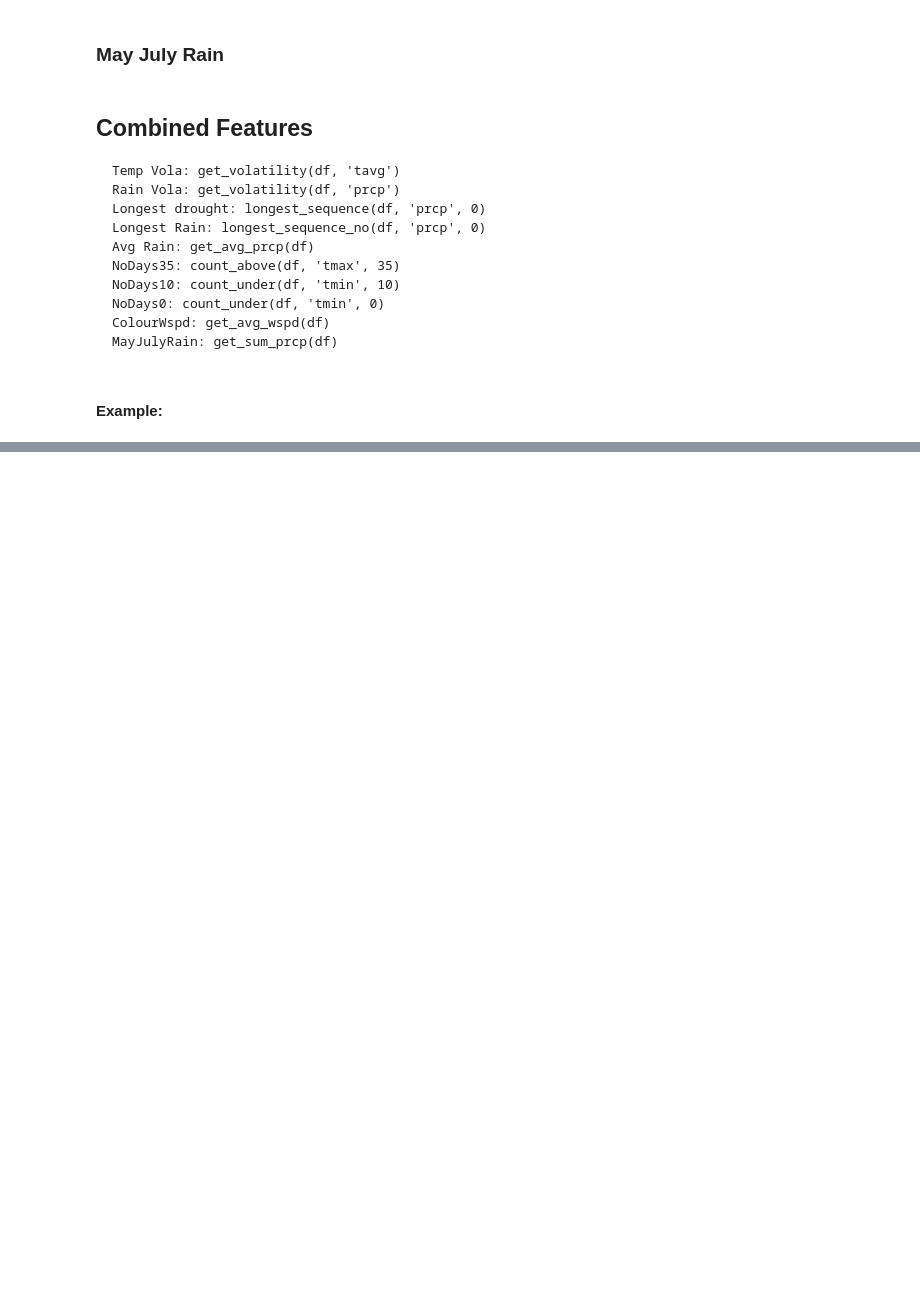
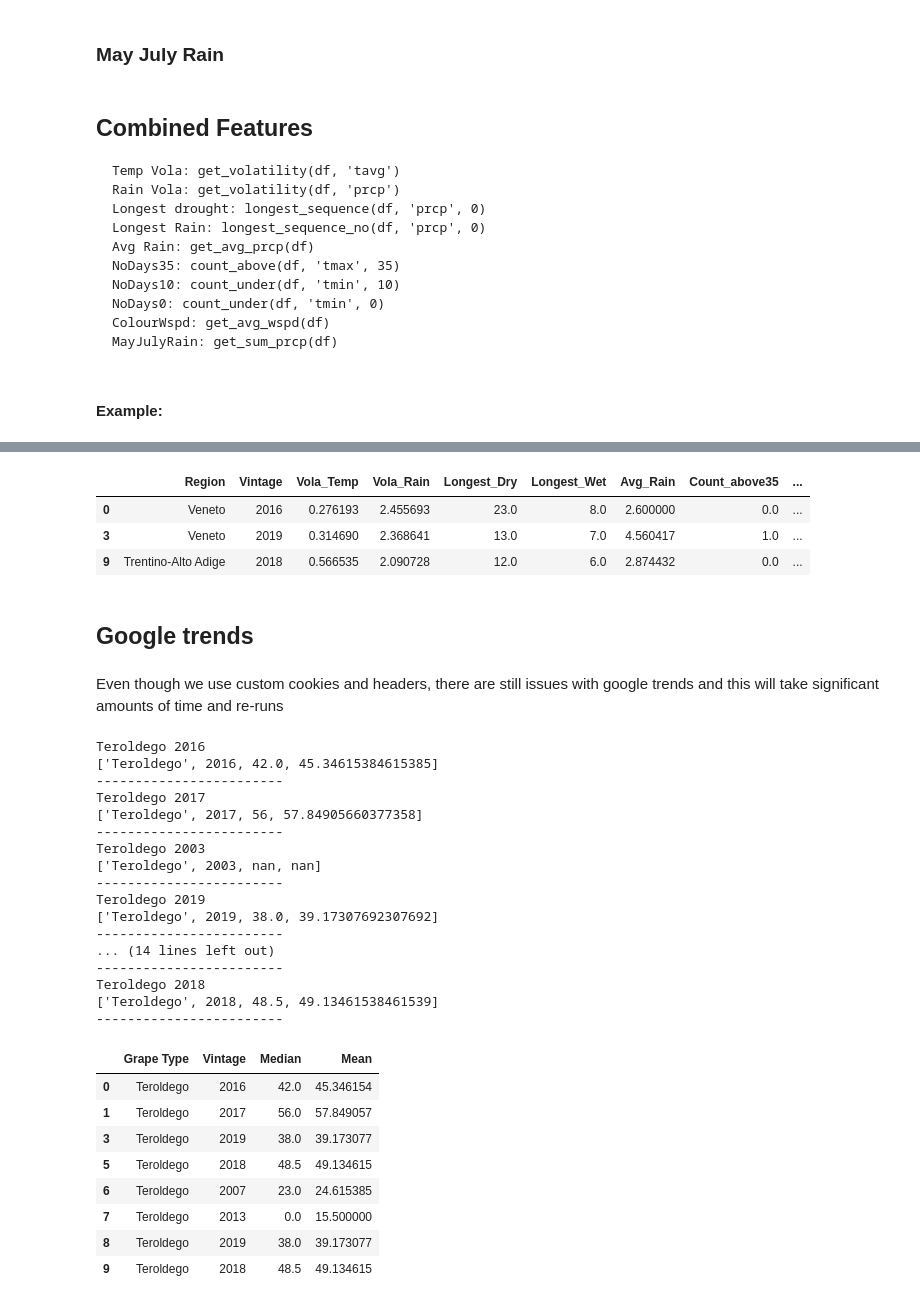
Before and after one commit to trashpanda-ai/In-Vino-Veritas, a Jupyter notebook: drafts/enrichment.ipynb, the cells around one changed output, grey strips where cells are left out. Drawn from its saved outputs; the diff is of its cells as text; code cells hidden in the pictures; blank space fills up the shorter version.

```diff
--- a/drafts/enrichment.ipynb
+++ b/drafts/enrichment.ipynb
@@ -176,8 +218,8 @@ def average_df(df):
 
 # make def to get data based on a city and year from the n nearest stations
 def get_weather(city, country, year, n):
-    start = datetime(year, 1, 1)
-    end = datetime(year, 12, 31)
+    start = datetime(int(year), 1, 1)
+    end = datetime(int(year), 12, 31)
 
     lat, lon = get_lat_long(city,country)
         # check if not nan
@@ -294,0 +339,7 @@ Vola_Temp, Vola_Rain, Longest_Dry, Longest_Wet, Avg_Rain, Count_above35, Count_u
+# %%
+import pandas as pd
+# load drafts/df_out.csv
+df = pd.read_csv('df_out.csv')
+# %%
+test = df[0:10]
+test.head(1)
@@ -294,0 +382,54 @@ Vola_Temp, Vola_Rain, Longest_Dry, Longest_Wet, Avg_Rain, Count_above35, Count_u
+# %%
+df_results.dropna(inplace=True)
+df_results
+# %% [output]
+|  | Region | Vintage | Vola_Temp | Vola_Rain | Longest_Dry | Longest_Wet | Avg_Rain | Count_above35 | ... |
+| 0 | Veneto | 2016 | 0.276193 | 2.455693 | 23.0 | 8.0 | 2.600000 | 0.0 | ... |
+| 3 | Veneto | 2019 | 0.314690 | 2.368641 | 13.0 | 7.0 | 4.560417 | 1.0 | ... |
+| 9 | Trentino-Alto Adige | 2018 | 0.566535 | 2.090728 | 12.0 | 6.0 | 2.874432 | 0.0 | ... |
+# %% [markdown]
+## Google trends
+# %% [markdown]
+Even though we use custom cookies and headers, there are still issues with google trends and this will take significant amounts of time and re-runs
+# %%
+#loop through test dataframe with iterrows
+results = []
+for index, row in test.iterrows():
+    #print(row['Grape Type'], row['Vintage'])
+    tupel = [row['Grape Type'], int(row['Vintage'])]
+    tupel.extend(get_aggregates(get_trend_data(row['Grape Type'], row['Vintage'])))
+    #print(tupel)
+    #print('------------------------')
+    results.append(tupel)
+
+# create a new df with the results
+df_results = pd.DataFrame(results, columns=['Grape Type', 'Vintage', 'Median', 'Mean'])
+df_results.dropna(inplace=True)
+df_results
+# %% [output]
+Teroldego 2016
+['Teroldego', 2016, 42.0, 45.34615384615385]
+------------------------
+Teroldego 2017
+['Teroldego', 2017, 56, 57.84905660377358]
+------------------------
+Teroldego 2003
+['Teroldego', 2003, nan, nan]
+------------------------
+Teroldego 2019
+['Teroldego', 2019, 38.0, 39.17307692307692]
+------------------------
+... (14 lines left out)
+------------------------
+Teroldego 2018
+['Teroldego', 2018, 48.5, 49.13461538461539]
+------------------------
+|  | Grape Type | Vintage | Median | Mean |
+| 0 | Teroldego | 2016 | 42.0 | 45.346154 |
+| 1 | Teroldego | 2017 | 56.0 | 57.849057 |
+| 3 | Teroldego | 2019 | 38.0 | 39.173077 |
+| 5 | Teroldego | 2018 | 48.5 | 49.134615 |
+| 6 | Teroldego | 2007 | 23.0 | 24.615385 |
+| 7 | Teroldego | 2013 | 0.0 | 15.500000 |
+| 8 | Teroldego | 2019 | 38.0 | 39.173077 |
+| 9 | Teroldego | 2018 | 48.5 | 49.134615 |
```
Also changed, not shown: parts of 12 cells of this notebook, 1 other file.
